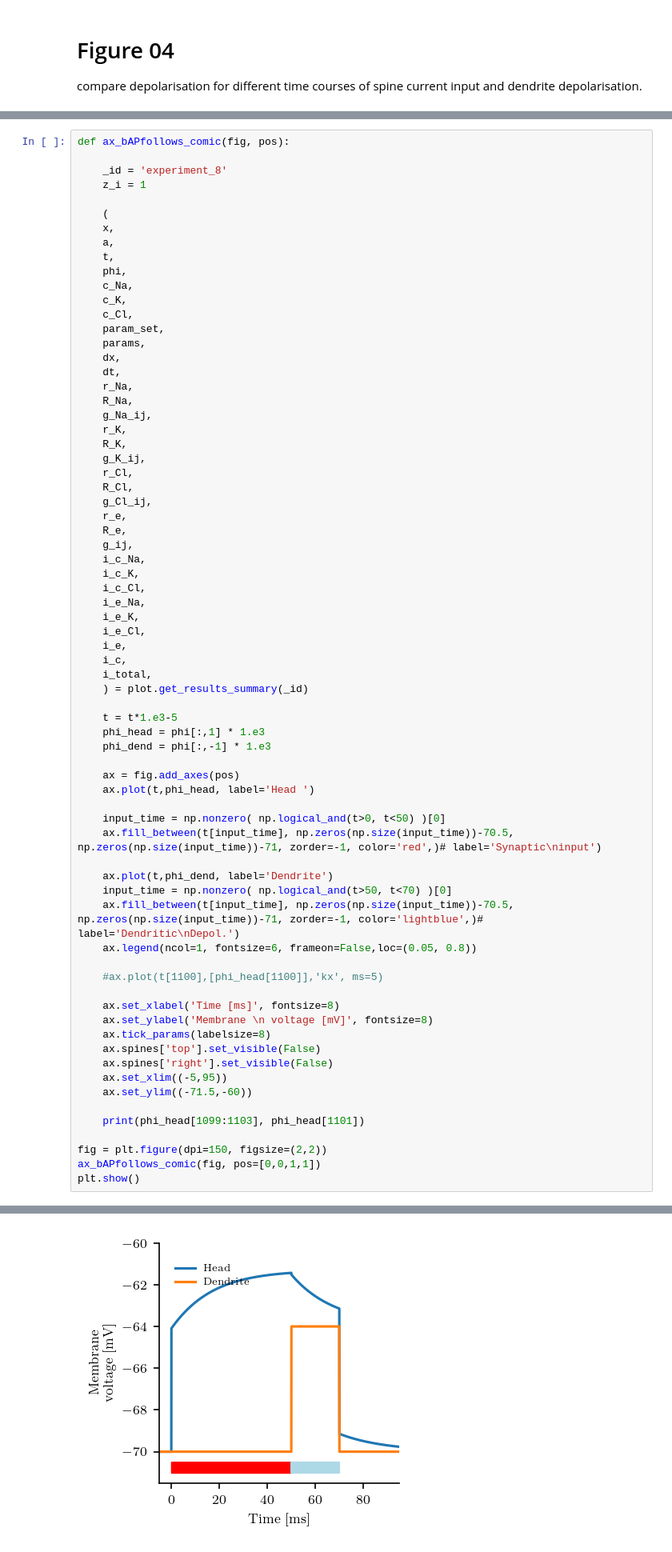
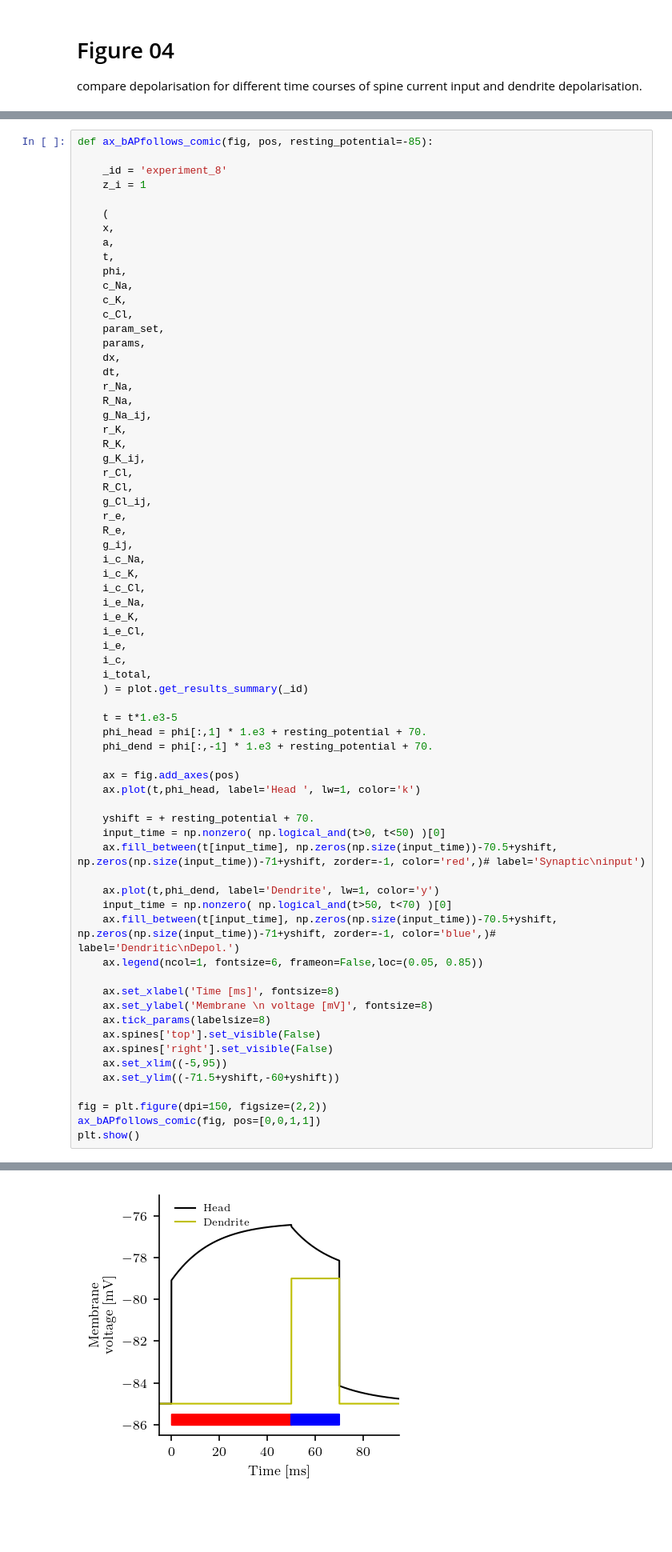
Before and after one commit to feblmu/Eberhardt2024Ion-concentration, a Jupyter notebook: notebooks/Figure04.ipynb, the cells around one changed output, grey strips where cells are left out. Shown at 80% size. Drawn from its saved outputs; the diff is of its cells as text; blank space fills up the shorter version.

```diff
--- a/notebooks/Figure04.ipynb
+++ b/notebooks/Figure04.ipynb
@@ -271,5 +140,5 @@ def axs_head_overview(fig, column, n_columns, file_id_list, make_y_label=True, s
 # %%
-def ax_bAPfollows_comic(fig, pos):
+def ax_bAPfollows_comic(fig, pos, resting_potential=-85):
 
     _id = 'experiment_8'
     z_i = 1
@@ -310,21 +179,20 @@ def ax_bAPfollows_comic(fig, pos):
     ) = plot.get_results_summary(_id)
 
     t = t*1.e3-5
-    phi_head = phi[:,1] * 1.e3
-    phi_dend = phi[:,-1] * 1.e3
+    phi_head = phi[:,1] * 1.e3 + resting_potential + 70.
+    phi_dend = phi[:,-1] * 1.e3 + resting_potential + 70.
 
     ax = fig.add_axes(pos)
-    ax.plot(t,phi_head, label='Head ')
+    ax.plot(t,phi_head, label='Head ', lw=1, color='k')
 
+    yshift = + resting_potential + 70.
     input_time = np.nonzero( np.logical_and(t>0, t<50) )[0]
-    ax.fill_between(t[input_time], np.zeros(np.size(input_time))-70.5, np.zeros(np.size(input_time))-71, zorder=-1, color='red',)# label='Synaptic\ninput')
+    ax.fill_between(t[input_time], np.zeros(np.size(input_time))-70.5+yshift, np.zeros(np.size(input_time))-71+yshift, zorder=-1, color='red',)# label='Synaptic\ninput')
 
-    ax.plot(t,phi_dend, label='Dendrite')
+    ax.plot(t,phi_dend, label='Dendrite', lw=1, color='y')
     input_time = np.nonzero( np.logical_and(t>50, t<70) )[0]
-    ax.fill_between(t[input_time], np.zeros(np.size(input_time))-70.5, np.zeros(np.size(input_time))-71, zorder=-1, color='lightblue',)# label='Dendritic\nDepol.')
-    ax.legend(ncol=1, fontsize=6, frameon=False,loc=(0.05, 0.8))
-
-    #ax.plot(t[1100],[phi_head[1100]],'kx', ms=5)
+    ax.fill_between(t[input_time], np.zeros(np.size(input_time))-70.5+yshift, np.zeros(np.size(input_time))-71+yshift, zorder=-1, color='blue',)# label='Dendritic\nDepol.')
+    ax.legend(ncol=1, fontsize=6, frameon=False,loc=(0.05, 0.85))
 
     ax.set_xlabel('Time [ms]', fontsize=8)
     ax.set_ylabel('Membrane \n voltage [mV]', fontsize=8)
@@ -332,9 +200,7 @@ def ax_bAPfollows_comic(fig, pos):
     ax.spines['top'].set_visible(False)
     ax.spines['right'].set_visible(False)
     ax.set_xlim((-5,95))
-    ax.set_ylim((-71.5,-60))
-
-    print(phi_head[1099:1103], phi_head[1101])
+    ax.set_ylim((-71.5+yshift,-60+yshift))
 
 fig = plt.figure(dpi=150, figsize=(2,2))
 ax_bAPfollows_comic(fig, pos=[0,0,1,1])
@@ -344,2 +209,2 @@ plt.show()
-[figure, old version]
+[figure, new version]
 # %%
```
Also changed, not shown: parts of 9 cells of this notebook, 6 other files.
